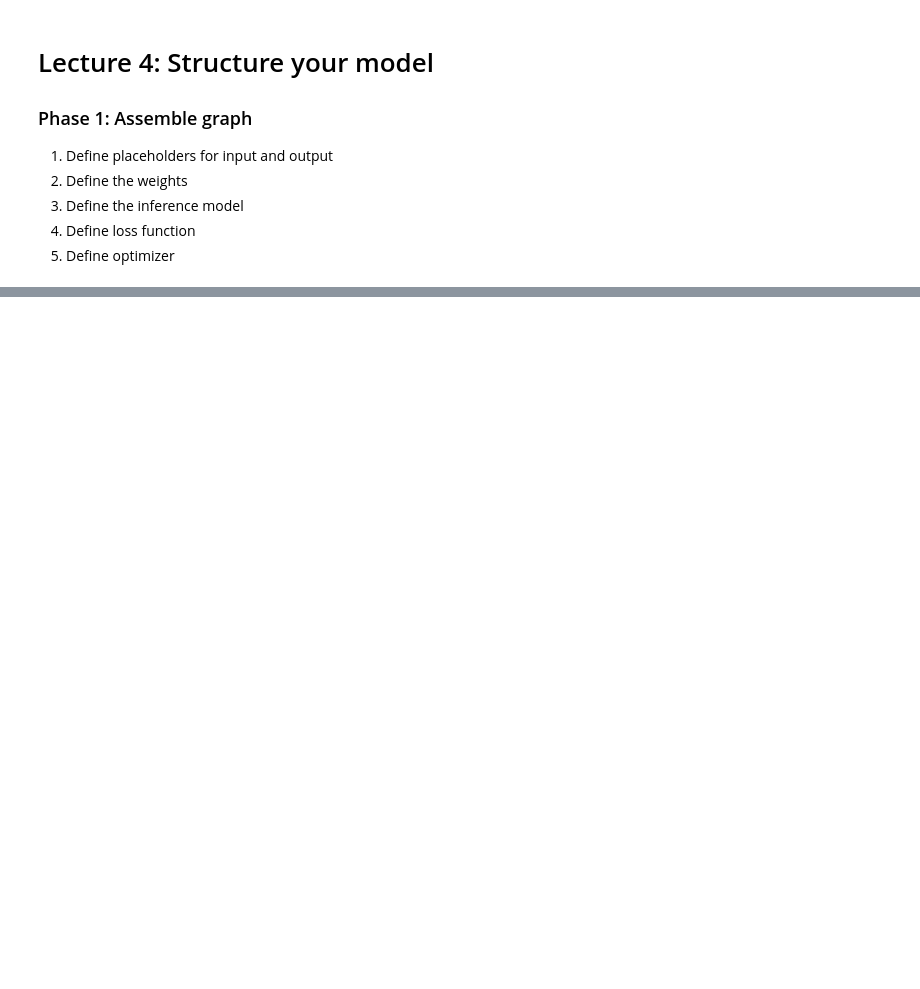
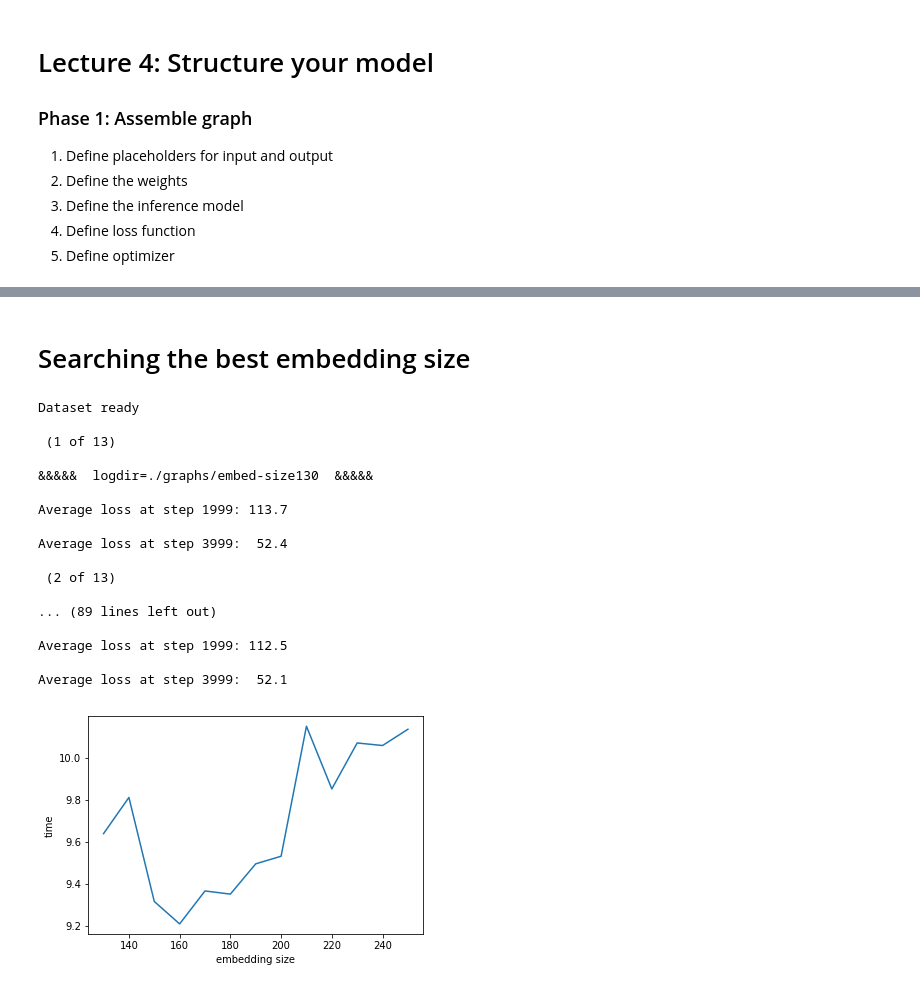
Before and after one commit to Libardo1/mltoolkit, a Jupyter notebook: tfworkbench/cs20si/Lecture4.ipynb, the cells around one changed output, grey strips where cells are left out. Drawn from its saved outputs; the diff is of its cells as text; code cells hidden in the pictures; blank space fills up the shorter version.

```diff
--- a/tfworkbench/cs20si/Lecture4.ipynb
+++ b/tfworkbench/cs20si/Lecture4.ipynb
@@ -183,5 +227,7 @@ def train_model(model, batch_gen,log_path=None,visualization=False):
 # %%
-c = Config()
-batch_gen = process_data(c.vocab_size,c.batch_size,c.skip_window)
-m = SkipGramModel(c)
-a = train_model(m,batch_gen,visualization=False)
+basic_config = Config(num_train_steps=4000)
+batch_gen = process_data(basic_config.vocab_size, basic_config.batch_size, basic_config.skip_window)
+model = SkipGramModel(config)
+_, _ = train_model(model,
+                             batch_gen,
+                             config)
@@ -188 +242,63 @@ a = train_model(m,batch_gen,visualization=False)
+# %% [markdown]
+# Searching the best embedding size
+# %%
+
+EMBEDDINGS = np.array(range(13,26)) *10
+number_of_exp = len(EMBEDDINGS)
+results = []
+times = []
+basic_config = Config()
+batch_gen = process_data(basic_config.vocab_size, basic_config.batch_size, basic_config.skip_window)
+
+
+for i, em in enumerate(EMBEDDINGS):
+    print("\n ({0} of {1})".format(i+1, number_of_exp))
+    config = Config(embed_size= em, num_train_steps=4000)
+    model = SkipGramModel(config)
+    loss, duration = train_model(model,
+                                 batch_gen,
+                                 config,
+                                 save=False,
+                                 search_path=get_log_search('embed-size',em))
+
+
+
+    results.append(loss)
+    times.append(duration)
+
+best_result = min(list(zip(results, EMBEDDINGS, times)))
+result_string = """In an experiment with {0} embeddings sizes
+the best size is {1} with loss = {2}. Using
+this size the training will take {3} seconds""".format(number_of_exp,
+                                                       best_result[1],
+                                                       best_result[0],
+                                                       best_result[2])
+
+print(result_string)
+
+# Make a plot of batch vs time
+plt.plot(EMBEDDINGS, times)
+plt.xlabel("embedding size")
+plt.ylabel("time")
+plt.show()
+#plt.savefig("embeddings_time.png")
+# %% [output]
+Dataset ready
+
+ (1 of 13)
+
+&&&&&  logdir=./graphs/embed-size130  &&&&&
+
+Average loss at step 1999: 113.7
+
+Average loss at step 3999:  52.4
+
+ (2 of 13)
+
+... (89 lines left out)
+
+Average loss at step 1999: 112.5
+
+Average loss at step 3999:  52.1
+[figure, added]
 # %%
```
Also changed, not shown: parts of 11 cells of this notebook, 2 other files.
